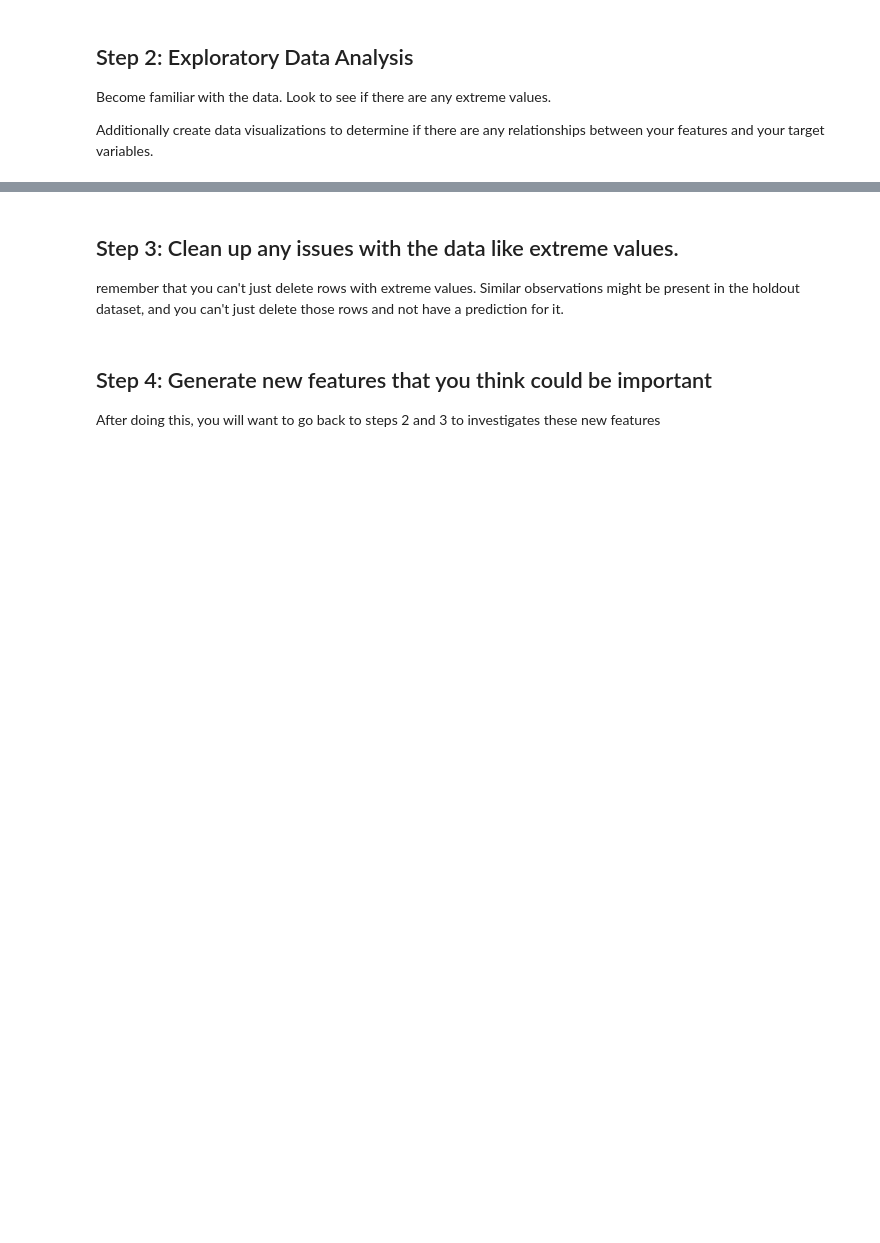
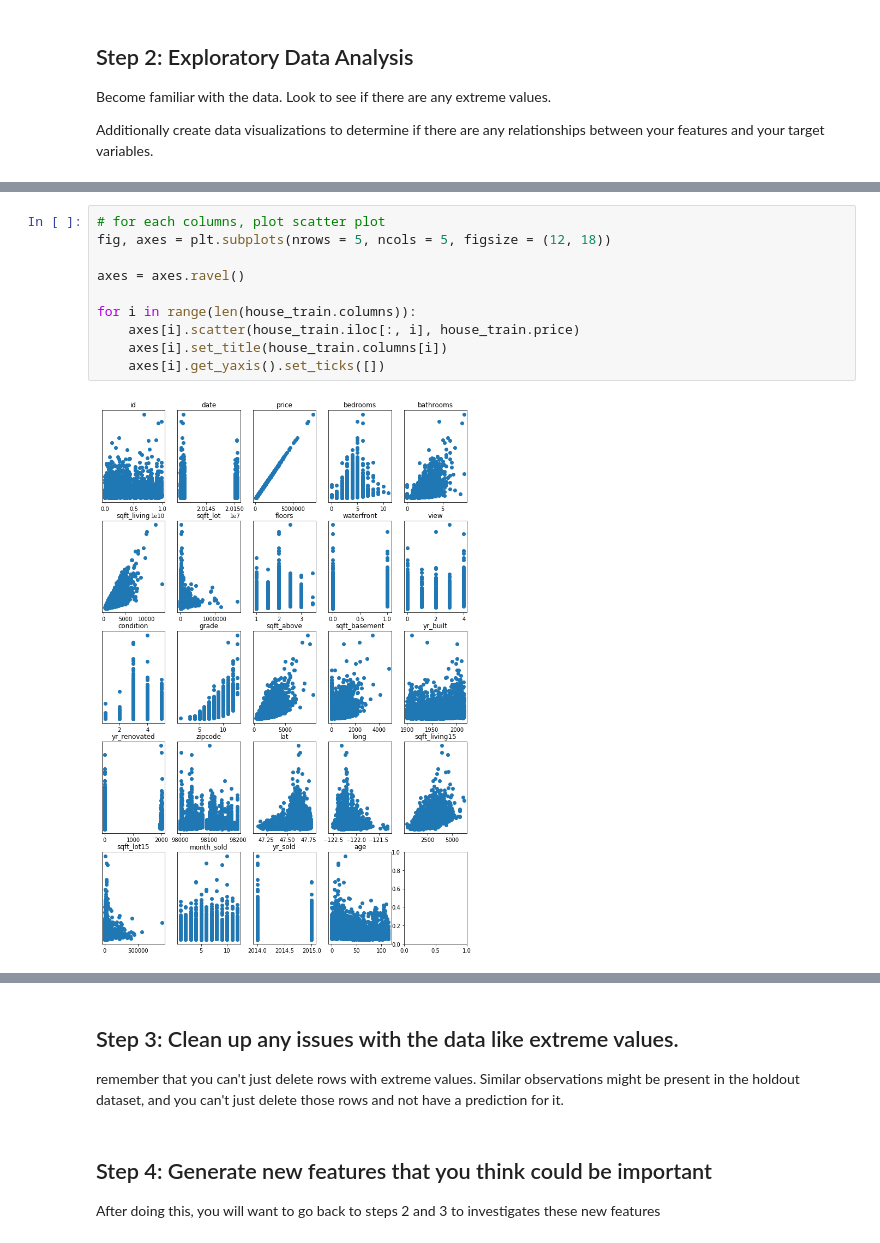
Before and after one commit to stereopickle/housing_price_bakeoff, a Jupyter notebook: Applied_practice.ipynb, the cells around one changed output, grey strips where cells are left out. Saved outputs shown, nothing was run; the diff lists cells and outputs as text; blank space fills up the shorter version.

```diff
--- a/Applied_practice.ipynb
+++ b/Applied_practice.ipynb
@@ -12,0 +92,12 @@ Additionally create data visualizations to determine if there are any relationsh
+# %%
+# for each columns, plot scatter plot
+fig, axes = plt.subplots(nrows = 5, ncols = 5, figsize = (12, 18))
+
+axes = axes.ravel()
+
+for i in range(len(house_train.columns)):
+    axes[i].scatter(house_train.iloc[:, i], house_train.price)
+    axes[i].set_title(house_train.columns[i])
+    axes[i].get_yaxis().set_ticks([])
+# %% [output]
+[figure, added]
```
Also changed, not shown: parts of 18 cells of this notebook.
